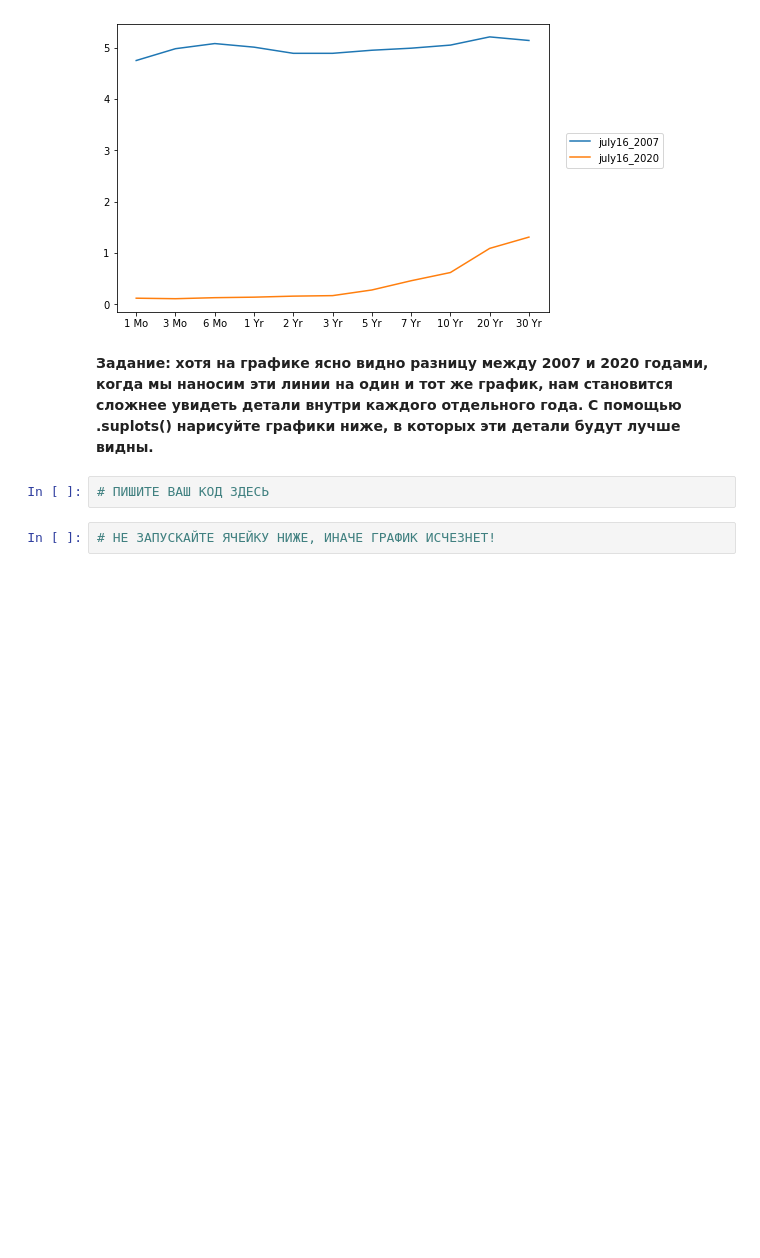
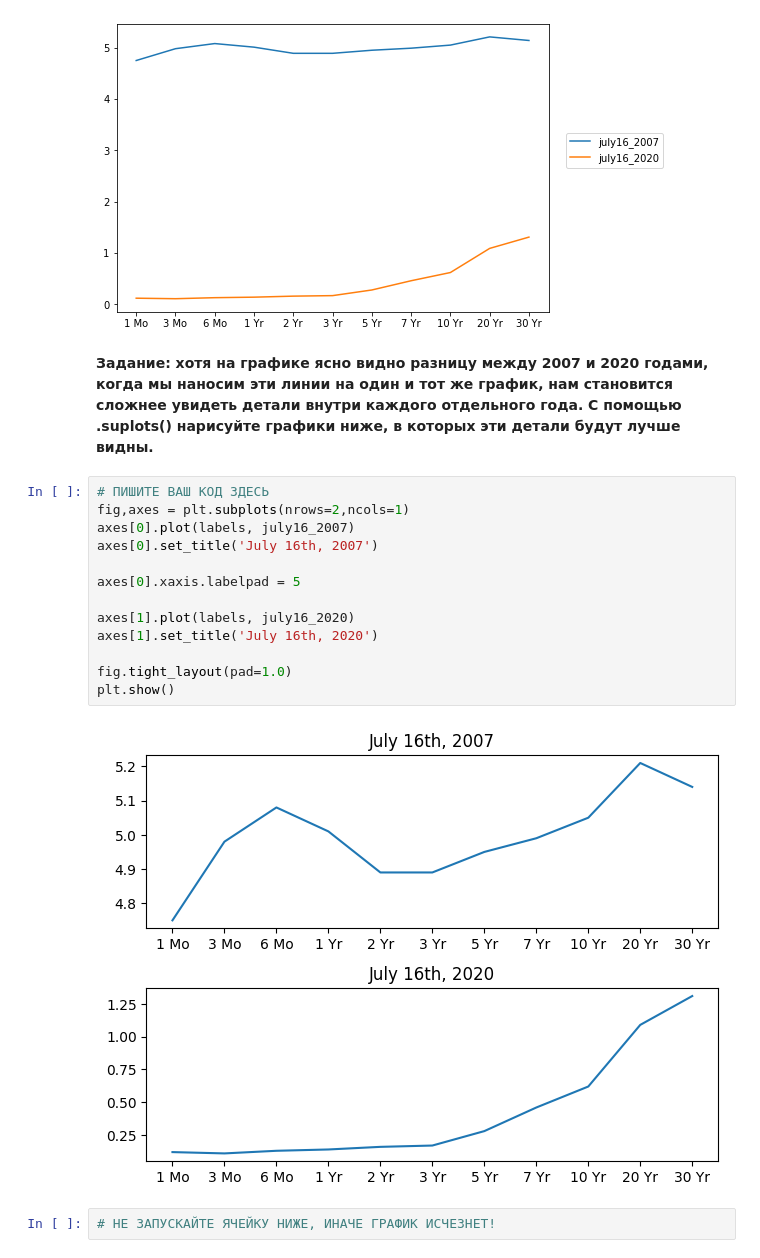
Before and after one commit to giulerg/IBM-labs, a Jupyter notebook: 04-Matplotlib Exercises.ipynb, the cells around one changed output. Cells and saved outputs as stored; diff of their text form; blank space fills up the shorter version.

```diff
--- a/04-Matplotlib Exercises.ipynb
+++ b/04-Matplotlib Exercises.ipynb
@@ -150,8 +173,21 @@ july16_2020 = [0.12,0.11,0.13,0.14,0.16,0.17,0.28,0.46,0.62,1.09,1.31]
 [figure]
 # %% [markdown]
 **Задание: хотя на графике ясно видно разницу между 2007 и 2020 годами, когда мы наносим эти линии на один и тот же график, нам становится сложнее увидеть детали внутри каждого отдельного года. С помощью .suplots() нарисуйте графики ниже, в которых эти детали будут лучше видны.**
-# %%
-# ПИШИТЕ ВАШ КОД ЗДЕСЬ
+# %%
+# ПИШИТЕ ВАШ КОД ЗДЕСЬ
+fig,axes = plt.subplots(nrows=2,ncols=1)
+axes[0].plot(labels, july16_2007)
+axes[0].set_title('July 16th, 2007')
+
+axes[0].xaxis.labelpad = 5
+
+axes[1].plot(labels, july16_2020)
+axes[1].set_title('July 16th, 2020')
+
+fig.tight_layout(pad=1.0)
+plt.show()
+# %% [output]
+[figure, added]
 # %%
 # НЕ ЗАПУСКАЙТЕ ЯЧЕЙКУ НИЖЕ, ИНАЧЕ ГРАФИК ИСЧЕЗНЕТ!
 # %%
```
Also changed, not shown: parts of 9 cells of this notebook.
